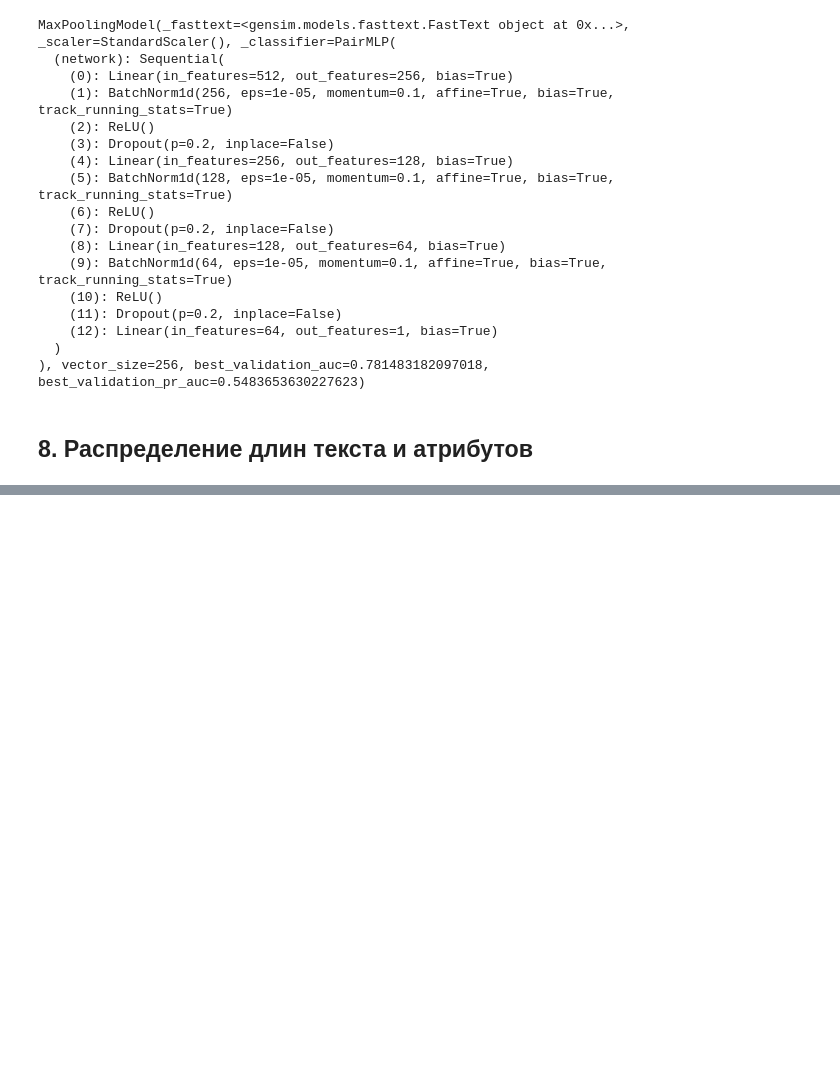
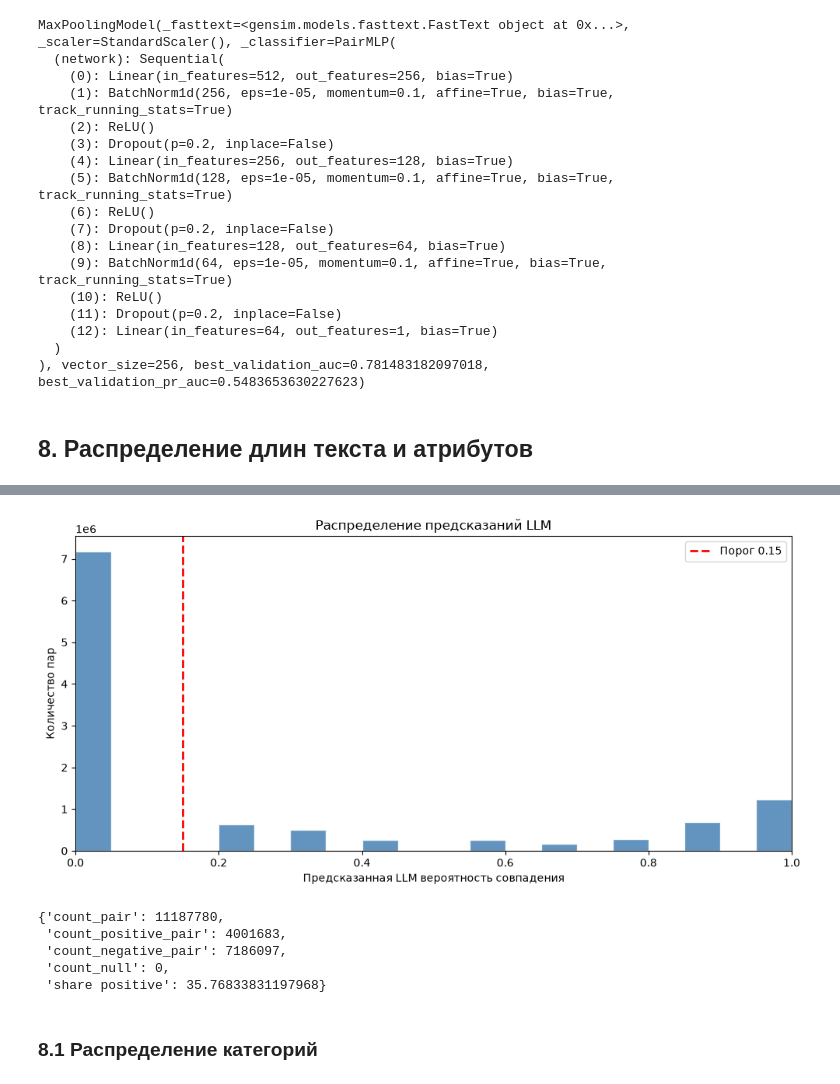
Before and after one commit to NIKITA420240/Twin2Attr, a Jupyter notebook: notebooks/prepare_data.ipynb, the cells around one changed output, grey strips where cells are left out. Cells and saved outputs as stored; diff of their text form; code cells hidden in the pictures; blank space fills up the shorter version.

```diff
--- a/notebooks/prepare_data.ipynb
+++ b/notebooks/prepare_data.ipynb
@@ -643,0 +647,3 @@ NameError: name 'tokenizer' is not defined
+# %%
+df_llm_matches = pl.read_parquet(resolve_project_path(cfg.path.matches_llm))
+df_llm_matches.head()
@@ -643,0 +659,57 @@ NameError: name 'tokenizer' is not defined
+# %%
+scores = np.asarray(df_llm_matches["target"].drop_nulls(), dtype=float)
+
+fig, ax = plt.subplots(figsize=(10, 5))
+
+ax.hist(
+    scores,
+    bins=np.linspace(0, 1, 21),  # 40 одинаковых интервалов
+    color="steelblue",
+    edgecolor="white",
+    alpha=0.85,
+)
+
+ax.axvline(
+    0.15,
+    color="red",
+    linestyle="--",
+    linewidth=2,
+    label="Порог 0.15",
+)
+
+ax.set_xlim(0, 1)
+ax.set_xlabel("Предсказанная LLM вероятность совпадения")
+ax.set_ylabel("Количество пар")
+ax.set_title("Распределение предсказаний LLM")
+ax.legend()
+
+plt.tight_layout()
+plt.show()
+# %% [output]
+[figure, added]
+# %%
+threshold = 0.15
+
+analyze = (
+    df_llm_matches.select(
+        pl.len().alias("count_pair"),
+        (pl.col("target") >= threshold).sum().alias("count_positive_pair"),
+        (pl.col("target") < threshold).sum().alias("count_negative_pair"),
+        pl.col("target").is_null().sum().alias("count_null"),
+    )
+    .row(0, named=True)
+)
+
+positive = analyze["count_positive_pair"]
+negative = analyze["count_negative_pair"]
+
+analyze["share positive"] = positive / (positive + negative) * 100 if positive > 0 else None
+analyze
+# %% [output]
+{'count_pair': 11187780,
+ 'count_positive_pair': 4001683,
+ 'count_negative_pair': 7186097,
+ 'count_null': 0,
+ 'share positive': 35.76833831197968}
+# %% [markdown]
+### 8.1 Распределение категорий
```
Also changed, not shown: parts of 11 cells of this notebook, 3 other files.
